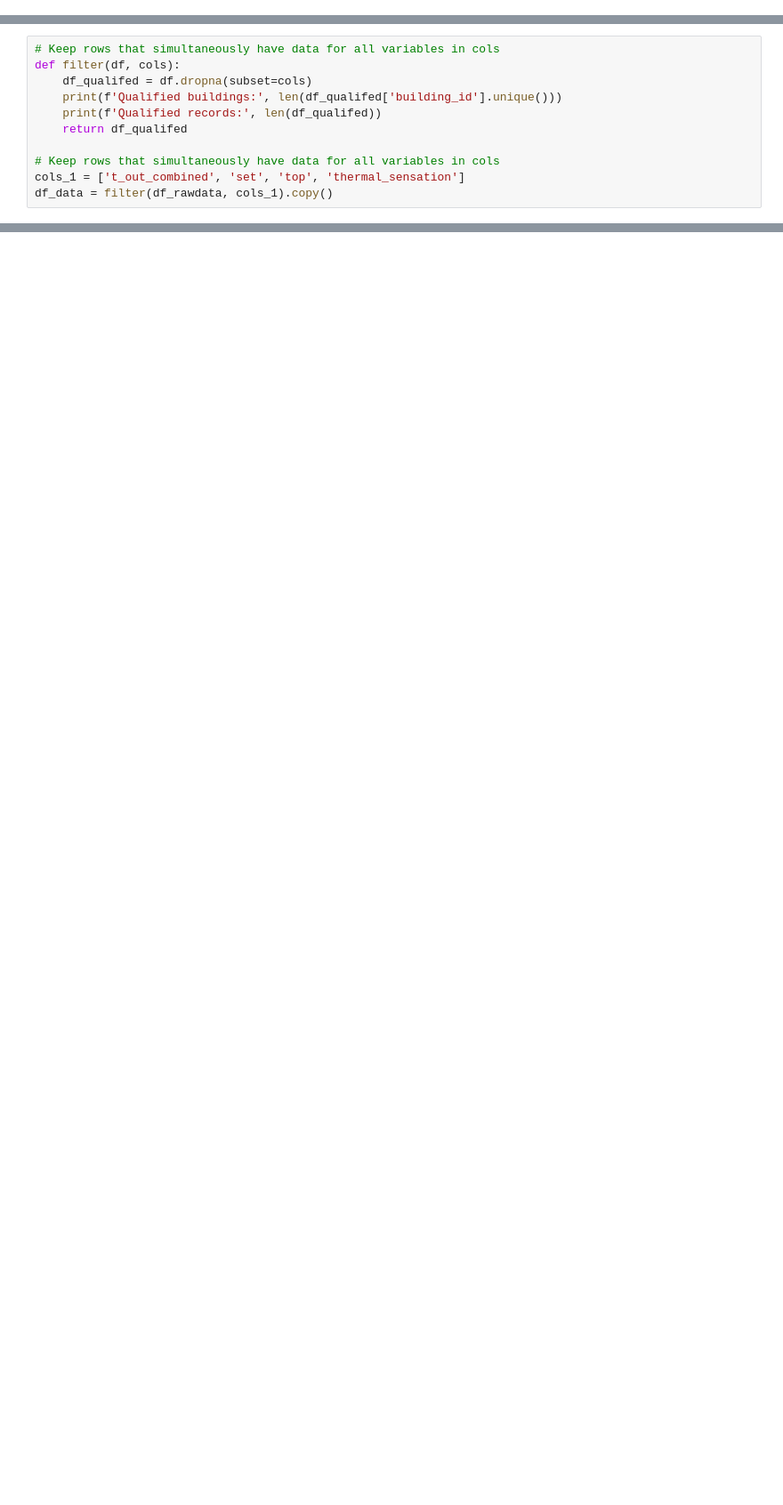
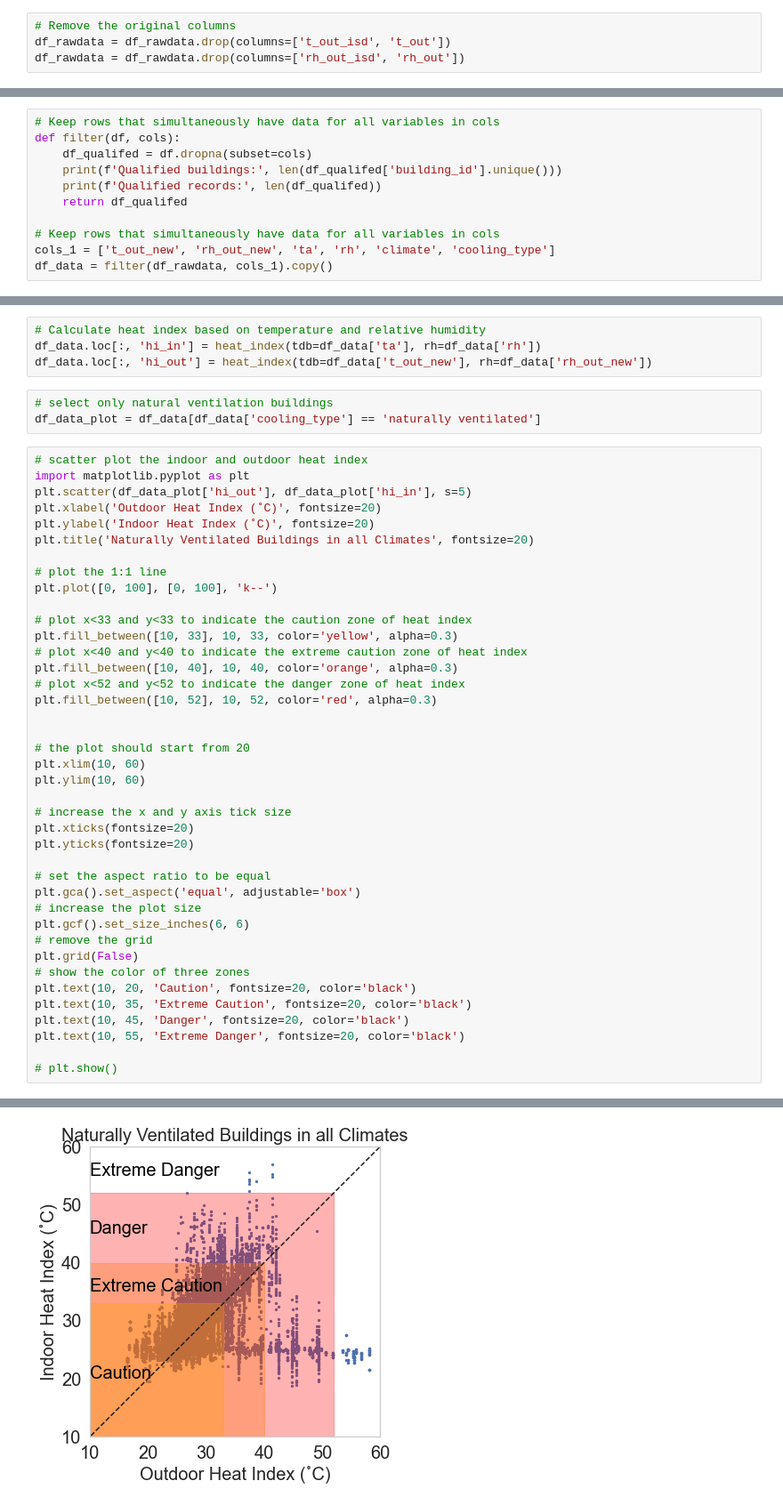
Before and after one commit to ruijis/heat-index, a Jupyter notebook: indoor_outdoor_HI.ipynb, the cells around one changed output, grey strips where cells are left out. Shown at 89% size. Drawn from its saved outputs; the diff is of its cells as text; blank space fills up the shorter version.

```diff
--- a/indoor_outdoor_HI.ipynb
+++ b/indoor_outdoor_HI.ipynb
@@ -27,0 +29,4 @@ df_rawdata = df_rawdata.drop(columns=['t_out_isd', 't_out'])
+# %%
+# Remove the original columns
+df_rawdata = df_rawdata.drop(columns=['t_out_isd', 't_out'])
+df_rawdata = df_rawdata.drop(columns=['rh_out_isd', 'rh_out'])
@@ -34,5 +41,5 @@ def filter(df, cols):
     return df_qualifed
 
 # Keep rows that simultaneously have data for all variables in cols
-cols_1 = ['t_out_combined', 'set', 'top', 'thermal_sensation']
+cols_1 = ['t_out_new', 'rh_out_new', 'ta', 'rh', 'climate', 'cooling_type']
 df_data = filter(df_rawdata, cols_1).copy()
@@ -38,0 +68,48 @@ df_data = filter(df_rawdata, cols_1).copy()
+# %%
+# Calculate heat index based on temperature and relative humidity
+df_data.loc[:, 'hi_in'] = heat_index(tdb=df_data['ta'], rh=df_data['rh'])
+df_data.loc[:, 'hi_out'] = heat_index(tdb=df_data['t_out_new'], rh=df_data['rh_out_new'])
+# %%
+# select only natural ventilation buildings
+df_data_plot = df_data[df_data['cooling_type'] == 'naturally ventilated']
+# %%
+# scatter plot the indoor and outdoor heat index
+import matplotlib.pyplot as plt
+plt.scatter(df_data_plot['hi_out'], df_data_plot['hi_in'], s=5)
+plt.xlabel('Outdoor Heat Index (˚C)', fontsize=20)
+plt.ylabel('Indoor Heat Index (˚C)', fontsize=20)
+plt.title('Naturally Ventilated Buildings in all Climates', fontsize=20)
+
+# plot the 1:1 line
+plt.plot([0, 100], [0, 100], 'k--')
+
+# plot x<33 and y<33 to indicate the caution zone of heat index
+plt.fill_between([10, 33], 10, 33, color='yellow', alpha=0.3)
+# plot x<40 and y<40 to indicate the extreme caution zone of heat index
+plt.fill_between([10, 40], 10, 40, color='orange', alpha=0.3)
+# plot x<52 and y<52 to indicate the danger zone of heat index
+plt.fill_between([10, 52], 10, 52, color='red', alpha=0.3)
+
+
+# the plot should start from 20
+plt.xlim(10, 60)
+plt.ylim(10, 60)
+
+# increase the x and y axis tick size
+plt.xticks(fontsize=20)
+plt.yticks(fontsize=20)
+
+# set the aspect ratio to be equal
+plt.gca().set_aspect('equal', adjustable='box')
+# increase the plot size
+plt.gcf().set_size_inches(6, 6)
+# remove the grid
+plt.grid(False)
+# show the color of three zones
+plt.text(10, 20, 'Caution', fontsize=20, color='black')
+plt.text(10, 35, 'Extreme Caution', fontsize=20, color='black')
+plt.text(10, 45, 'Danger', fontsize=20, color='black')
+plt.text(10, 55, 'Extreme Danger', fontsize=20, color='black')
+
+# plt.show()
+# %% [output]
@@ -38,0 +117 @@ df_data = filter(df_rawdata, cols_1).copy()
+[figure, added]
```
Also changed, not shown: parts of 15 cells of this notebook.
